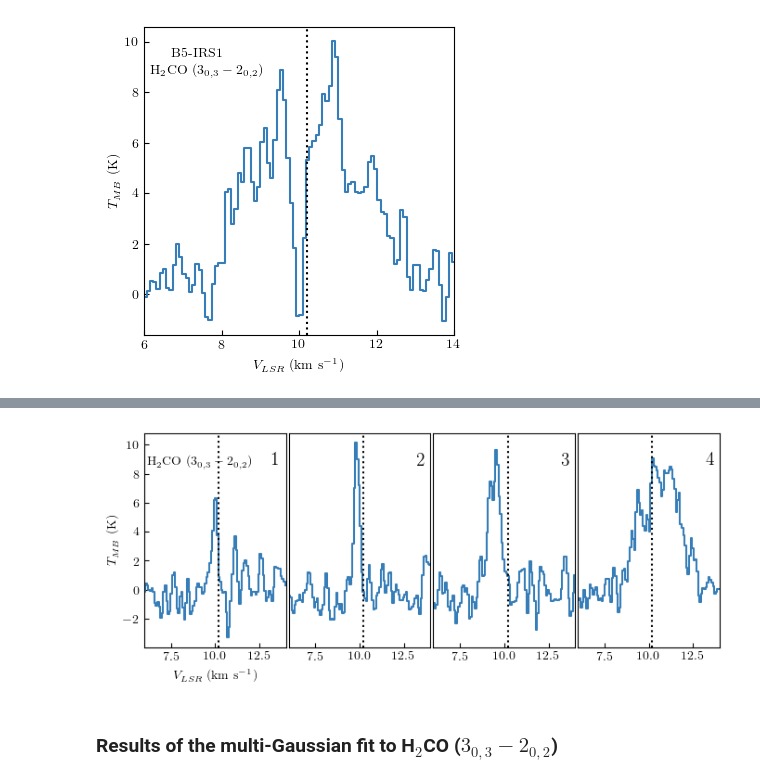
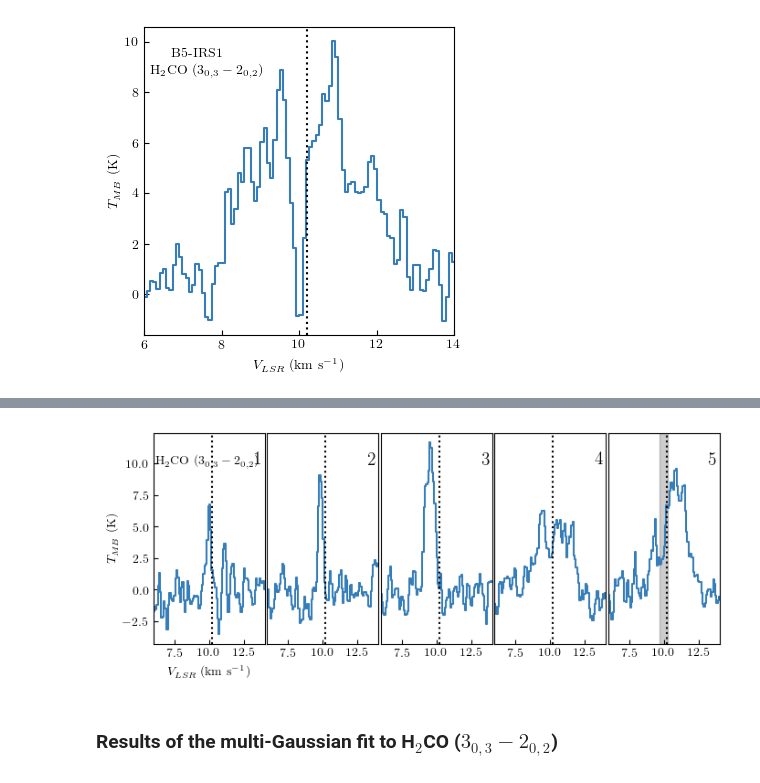
Before and after one commit to tere-valdivia/Barnard_5_infall, a Jupyter notebook: figures.ipynb, the cells around one changed output, grey strips where cells are left out. Saved outputs shown, nothing was run; the diff lists cells and outputs as text; code cells hidden in the pictures.

```diff
--- a/figures.ipynb
+++ b/figures.ipynb
@@ -482,20 +430,0 @@ if savefigure:
-# %%
-# Velocity with respect to the protostellar velocity (from Pineda et al 2015)
-savefigure = True
-vlsr_irs1 = 10.2 #km/s
-diffvlsr = paramscube[1] - vlsr_irs1
-diffmin = -0.5
-diffmax = 0.5
-headerplot = fits.getheader(fitfilefiltered_vlsr)
-fig = plt.figure(1, figsize=(4,4))
-figname = figdir + 'B5-NOEMA+30m-H3CN-10-9_cut_K_1G_fitparams_filtered_Vlsr_minus_irs1.pdf'
-
-ax = plot_aplpy_subfig(fits.PrimaryHDU(diffvlsr, headerplot),
-                       fig, (1,1,1), 'linear', diffmin,
-                       diffmax, 'RdYlBu_r')
-
-ax.show_contour(nh3mom0file, colors='black', linewidths=0.5, levels=nh3mom0levels, zorder=34)
-ax.show_markers(ra_yso, dec_yso, marker='*', alpha=0.8, layer='lay_yso',  facecolor='None', edgecolor='k')
-ax.colorbar.set_axis_label_text(r'$V_{\mathrm{LSR}} - V_{\mathrm{LSR}, \mathrm{IRS1}}$ (km s$^{-1}$)')
-if savefigure:
-    fig.savefig(figname, bbox_inches='tight')
@@ -1257,7 +1191,7 @@ h2comom1file = filediralma + 'cleaned_images/B5IRS1_H2COa_robust05_multi_3_cut_m
 rms_mom0_h2co = 0.005714 # Jy/b km/s
 figurefolder = 'figures/'
 freq_H2CO = 218.222195 * u.GHz
-regions_alma_spectra = filediralma + 'region_plot_H2CO_2.reg'
+regions_alma_spectra = filediralma + 'region_plot_H2CO_3.reg'
 
 # Filenames: resulting components of 1, 2, and 3 Gaussian fit to H2CO, both masked and not masked combined
 h2cofitfile1G = filediralma + 'gaussfit_H2CO/analysis_central_chans_masked/B5IRS1_H2COa_robust05_multi_3_cut_K_contcorrected_1G_fitparams_total_aicres.fits'
@@ -1368,8 +1302,8 @@ colorH2CO = '#377eb8' #blue
 # %%
 savefigure = True
 
-velinit = 8.8 * u.km/u.s
-deltav = 0.2 * u.km/u.s
+velinit = 8.45 * u.km/u.s
+deltav = 0.25 * u.km/u.s
 figname = figurefolder + 'B5IRS1_H2COa_robust05_multi_3_chanmap_{0}_{1}.pdf'.format(velinit.value,deltav.value)
 nrows = 4
 ncols = 4
@@ -1455,7 +1389,7 @@ WARNING: SliceWarning: Slice (slice(None, None, None), None) cannot be used on t
 [figure]
 # %%
 #spectra at selected locations in the streamer and pseudodisk
-savefig = True
+savefig = False
 
 positions, labels = getPositionFromRegions(regions_alma_spectra)
 velinit = 6 * u.km/u.s
@@ -1463,7 +1397,7 @@ velend = 14 * u.km/u.s
 label = r'H$_2$CO ($3_{0,3} - 2_{0,2}$)'
 figname = figurefolder + 'B5IRS1_H2COa_robust05_multi_3_spectra_selected_regions.pdf'
 
-fig, axes = plt.subplots(ncols=4, nrows=1, sharex=True, sharey=True, figsize=(8,3))
+fig, axes = plt.subplots(ncols=5, nrows=1, sharex=True, sharey=True, figsize=(8,3))
 axes[0].set_xlabel(r'$V_{LSR}$ (km s$^{-1}$)')
 axes[0].set_ylabel(r'$T_{MB}$ (K)')
 
@@ -1476,6 +1410,7 @@ for i in range(len(axes)):
     ax.set_xlim([velinit.value, velend.value])
     ax.axvline(10.2, color='k', linestyle='dotted', label=r'$V_{LSR}$ IRS1 (NH$_3$)')
     if i: ax.tick_params(axis='y', which='both', left=False)
+    if labels[i]=='5': ax.axvspan(9.7, 10.3, color='k', alpha=0.2)
 fig.subplots_adjust(wspace=0.02)
 axes[0].text(0.02, 0.85, label, horizontalalignment='left', transform=axes[0].transAxes, color='k', size=10)
 if savefig:
@@ -1488,4 +1428,4 @@ WARNING: SliceWarning: Slice (slice(None, None, None), None) cannot be used on t
-[figure, old version]
+[figure, new version]
 # %% [markdown]
 ### Results of the multi-Gaussian fit to H$_2$CO ($3_{0, 3} - 2_{0, 2}$)
 # %%
```
Also changed, not shown: parts of 12 cells of this notebook, 44 other files.
